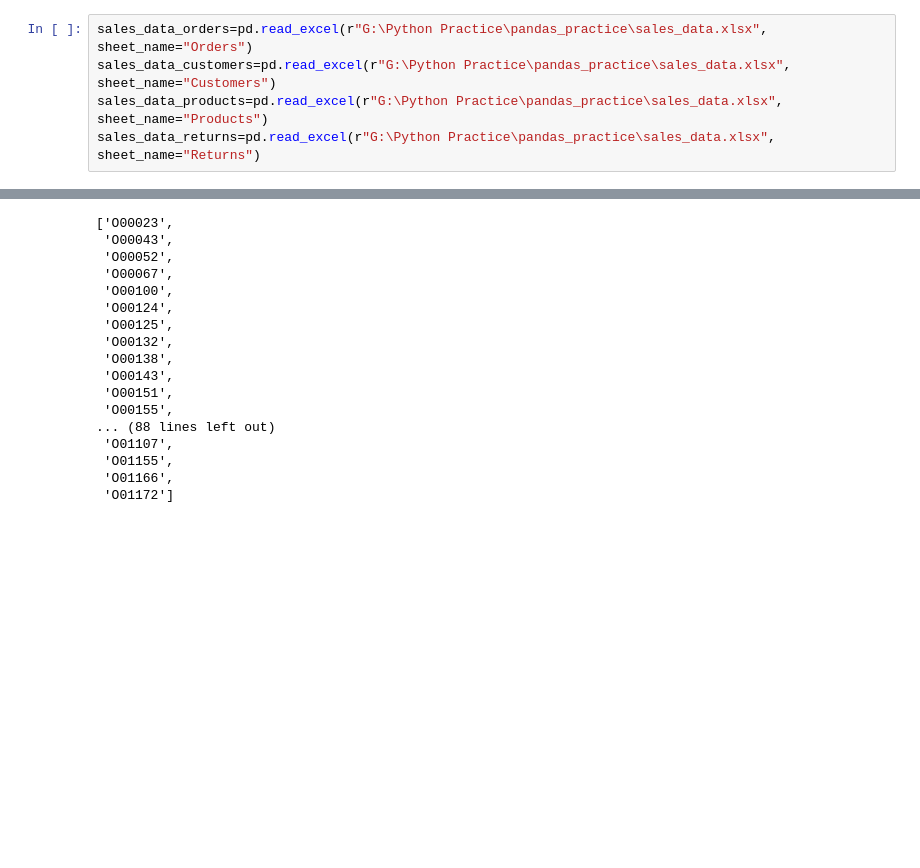
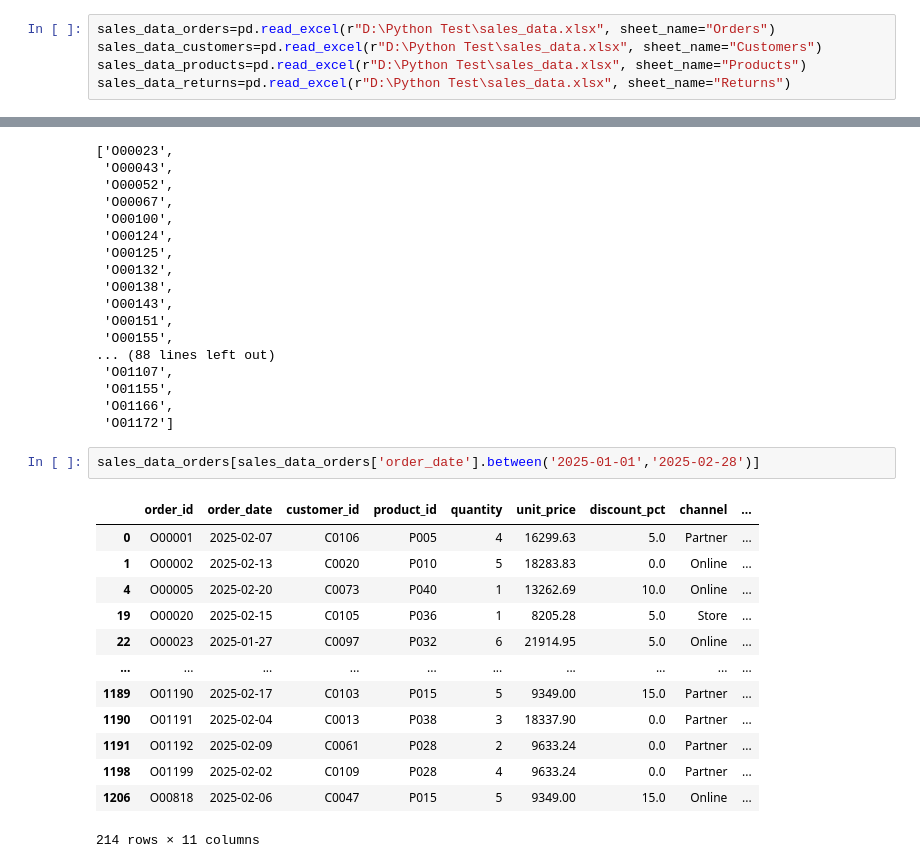
Before and after one commit to sharmaaditya2697-commits/pandas_practice, a Jupyter notebook: test25sept2026.ipynb, the cells around one changed output, grey strips where cells are left out. Saved outputs shown, nothing was run; the diff lists cells and outputs as text; blank space fills up the shorter version.

```diff
--- a/test25sept2026.ipynb
+++ b/test25sept2026.ipynb
@@ -1,10 +1,10 @@
 # %%
 import pandas as pd
 # %%
-sales_data_orders=pd.read_excel(r"G:\Python Practice\pandas_practice\sales_data.xlsx", sheet_name="Orders")
-sales_data_customers=pd.read_excel(r"G:\Python Practice\pandas_practice\sales_data.xlsx", sheet_name="Customers")
-sales_data_products=pd.read_excel(r"G:\Python Practice\pandas_practice\sales_data.xlsx", sheet_name="Products")
-sales_data_returns=pd.read_excel(r"G:\Python Practice\pandas_practice\sales_data.xlsx", sheet_name="Returns")
+sales_data_orders=pd.read_excel(r"D:\Python Test\sales_data.xlsx", sheet_name="Orders")
+sales_data_customers=pd.read_excel(r"D:\Python Test\sales_data.xlsx", sheet_name="Customers")
+sales_data_products=pd.read_excel(r"D:\Python Test\sales_data.xlsx", sheet_name="Products")
+sales_data_returns=pd.read_excel(r"D:\Python Test\sales_data.xlsx", sheet_name="Returns")
 # %%
 sales_data_orders.head(2)
 # %% [output]
@@ -974,3 +974,19 @@ sales_data_orders[
  'O01155',
  'O01166',
  'O01172']
+# %%
+sales_data_orders[sales_data_orders['order_date'].between('2025-01-01','2025-02-28')]
+# %% [output]
+|  | order_id | order_date | customer_id | product_id | quantity | unit_price | discount_pct | channel | ... |
+| 0 | O00001 | 2025-02-07 | C0106 | P005 | 4 | 16299.63 | 5.0 | Partner | ... |
+| 1 | O00002 | 2025-02-13 | C0020 | P010 | 5 | 18283.83 | 0.0 | Online | ... |
+| 4 | O00005 | 2025-02-20 | C0073 | P040 | 1 | 13262.69 | 10.0 | Online | ... |
+| 19 | O00020 | 2025-02-15 | C0105 | P036 | 1 | 8205.28 | 5.0 | Store | ... |
+| 22 | O00023 | 2025-01-27 | C0097 | P032 | 6 | 21914.95 | 5.0 | Online | ... |
+| ... | ... | ... | ... | ... | ... | ... | ... | ... | ... |
+| 1189 | O01190 | 2025-02-17 | C0103 | P015 | 5 | 9349.00 | 15.0 | Partner | ... |
+| 1190 | O01191 | 2025-02-04 | C0013 | P038 | 3 | 18337.90 | 0.0 | Partner | ... |
+| 1191 | O01192 | 2025-02-09 | C0061 | P028 | 2 | 9633.24 | 0.0 | Partner | ... |
+| 1198 | O01199 | 2025-02-02 | C0109 | P028 | 4 | 9633.24 | 0.0 | Partner | ... |
+| 1206 | O00818 | 2025-02-06 | C0047 | P015 | 5 | 9349.00 | 15.0 | Online | ... |
+214 rows × 11 columns
```
Also changed, not shown: parts of 12 cells of this notebook.
